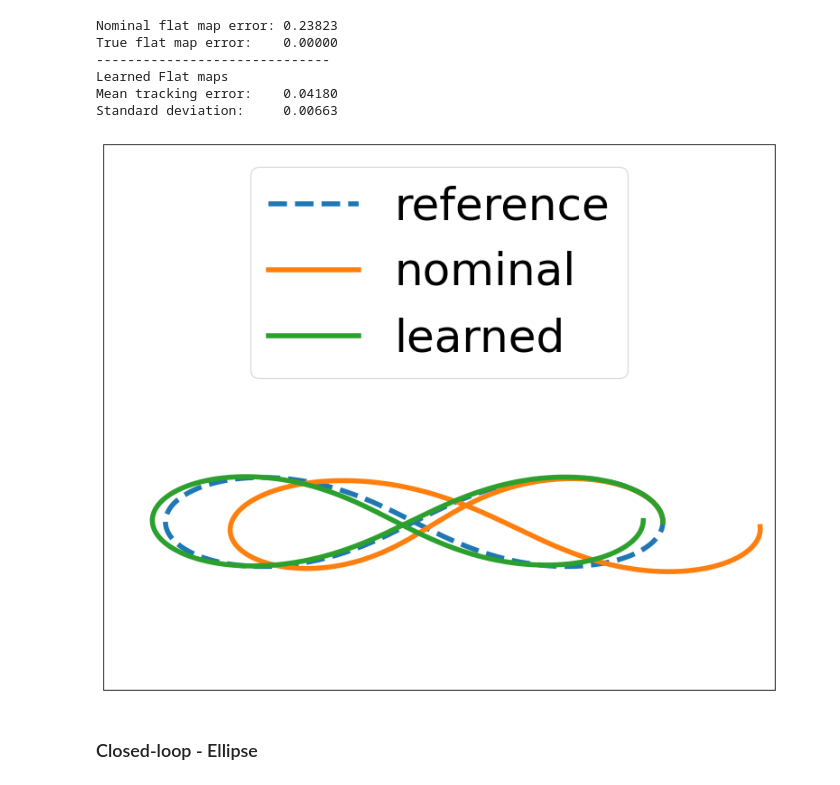
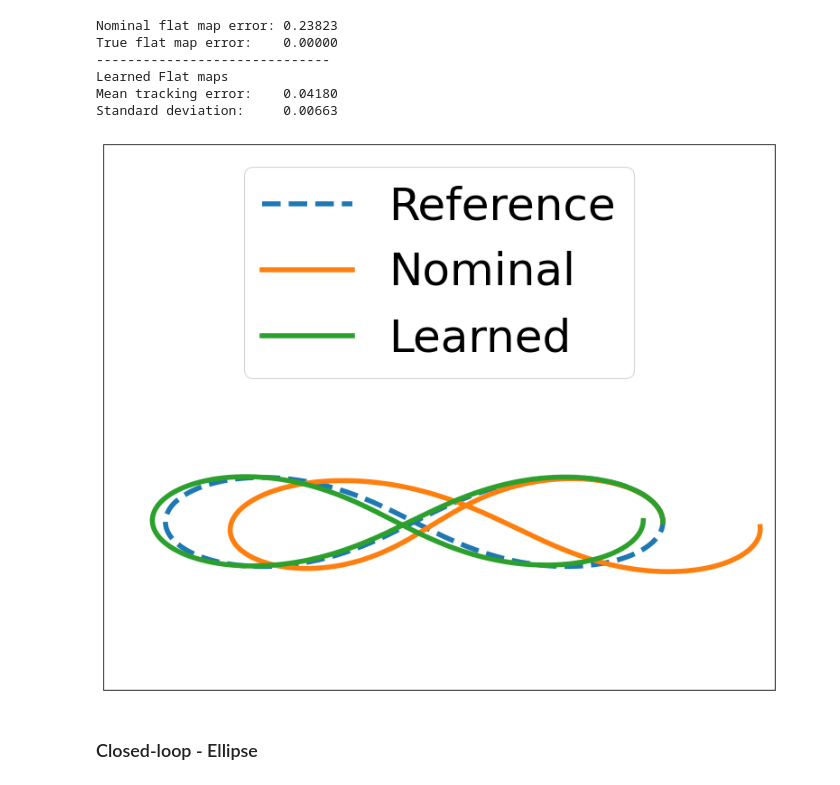
Before and after one commit to FJYang96/flat-residual, a Jupyter notebook: Plotting.ipynb, the cells around one changed output. Drawn from its saved outputs; the diff is of its cells as text; code cells hidden in the pictures.

```diff
--- a/Plotting.ipynb
+++ b/Plotting.ipynb
@@ -121,19 +121,19 @@ Standard deviation:     0.00663
 # %%
 # Plot representative trajectory
 idx = 1
 learned_traj = np.load(f'./results/open-loop/x_traj_lem_learned_{idx}.npy')
 plt.figure(figsize=(12, 10))
-plt.plot(ref_lem[:, 0], ref_lem[:, 1], '--', label='reference', linewidth=5)
-plt.plot(nominal_traj[:, 0], nominal_traj[:, 1], label='nominal', linewidth=5)
+plt.plot(ref_lem[:, 0], ref_lem[:, 1], '--', label='Reference', linewidth=5)
+plt.plot(nominal_traj[:, 0], nominal_traj[:, 1], label='Nominal', linewidth=5)
 # plt.plot(true_traj[:, 0], true_traj[:, 1], label='true', linewidth=5)
-plt.plot(learned_traj[:, 0], learned_traj[:, 1], label='learned', linewidth=5)
+plt.plot(learned_traj[:, 0], learned_traj[:, 1], label='Learned', linewidth=5)
 plt.xticks([]); plt.yticks([])
 plt.xlim([-1.25, 1.45])
 plt.ylim([-0.8, 1.8])
 plt.legend(loc='upper center')
 plt.savefig('./results/open-loop/ol-lem.png', bbox_inches='tight', pad_inches=0)
 # %% [output]
-[figure, old version]
+[figure, new version]
 # %%
 interval = 30
 images = []
```
Also changed, not shown: parts of 2 cells of this notebook, 5 other files.
